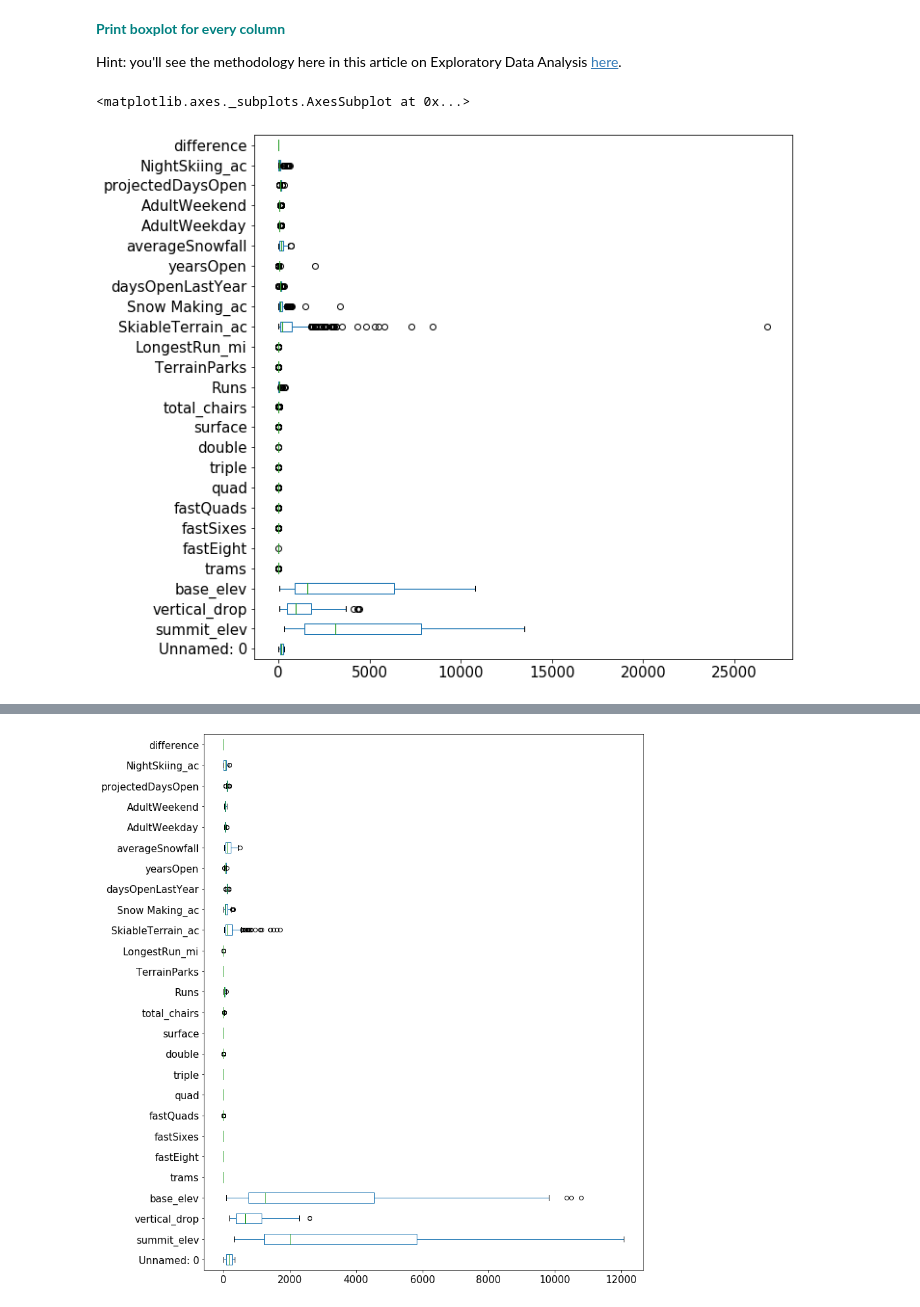
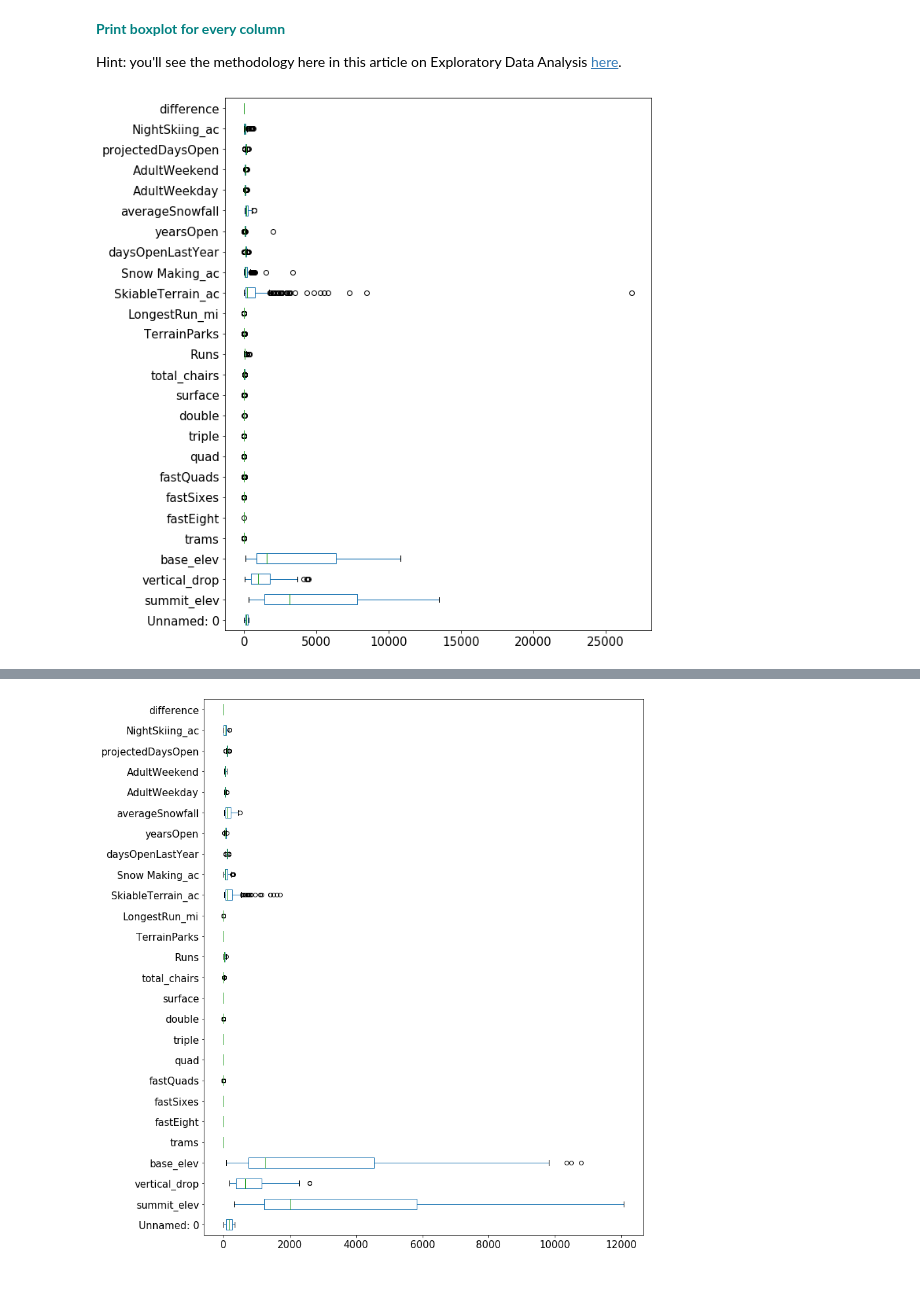
Before and after one commit to markd227/Springboard, a Jupyter notebook: Projects/GuidedCapstone/GuidedCapstoneStep3HL.ipynb, the cells around one changed output, grey strips where cells are left out. Saved outputs shown, nothing was run; the diff lists cells and outputs as text; code cells hidden in the pictures.

```diff
--- a/Projects/GuidedCapstone/GuidedCapstoneStep3HL.ipynb
+++ b/Projects/GuidedCapstone/GuidedCapstoneStep3HL.ipynb
@@ -164,9 +162,9 @@ data.head()
 Hint: you'll see the methodology here in this article on Exploratory Data Analysis [here](nce-method-dsm-exploratory-data-analysis-bc84d4d8d3f9).
 # %%
 data.boxplot(grid=False, vert=False, fontsize=15, figsize=(10,10))
+plt.tight_layout()
 # %% [output]
-<matplotlib.axes._subplots.AxesSubplot at 0x...>
-[figure, old version]
+[figure, new version]
 # %% [markdown]
 You need to create boxplots and  histograms to evaluate the data for potential outliers or data anomalies. Generally, outliers are defined as observations that differ significantly from the other values in the dataset or feature.
 
```
Also changed, not shown: parts of 13 cells of this notebook.
